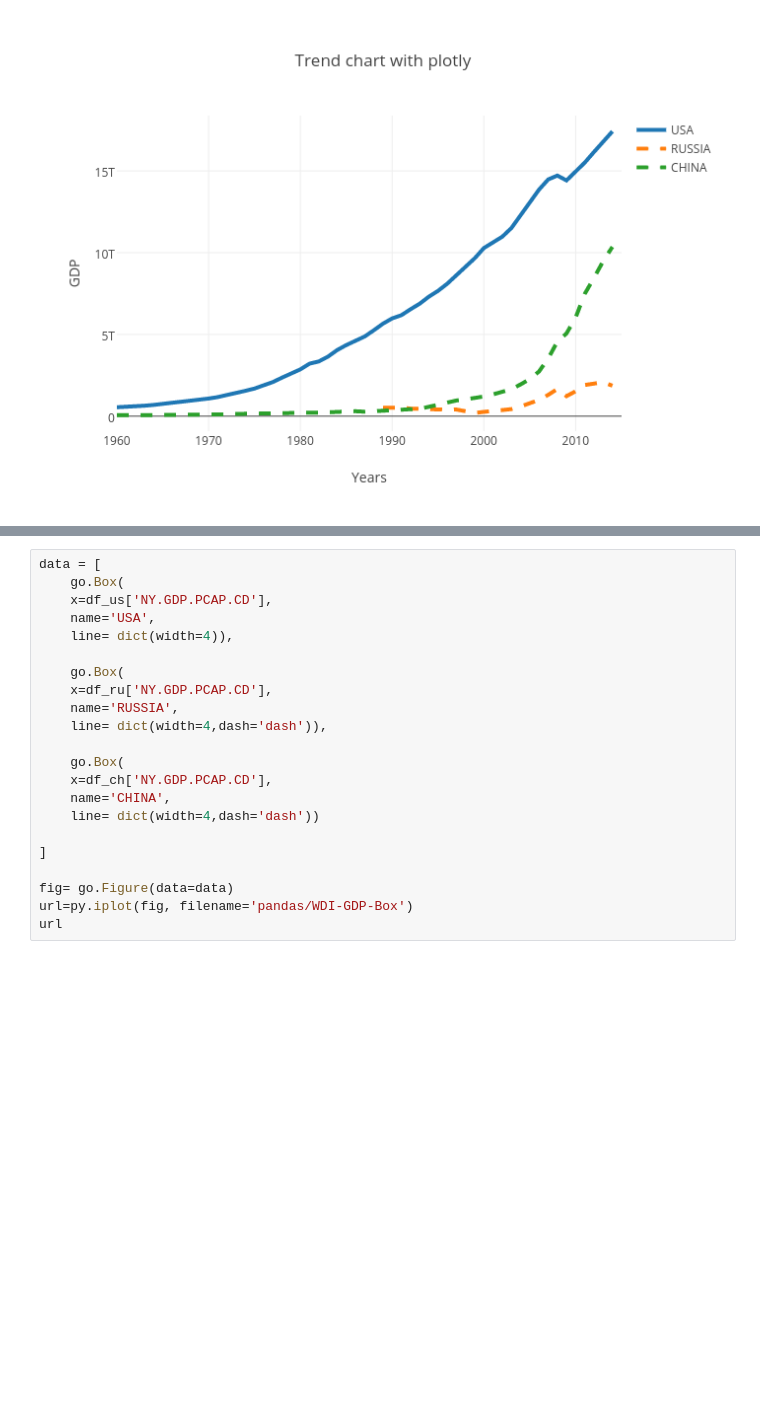
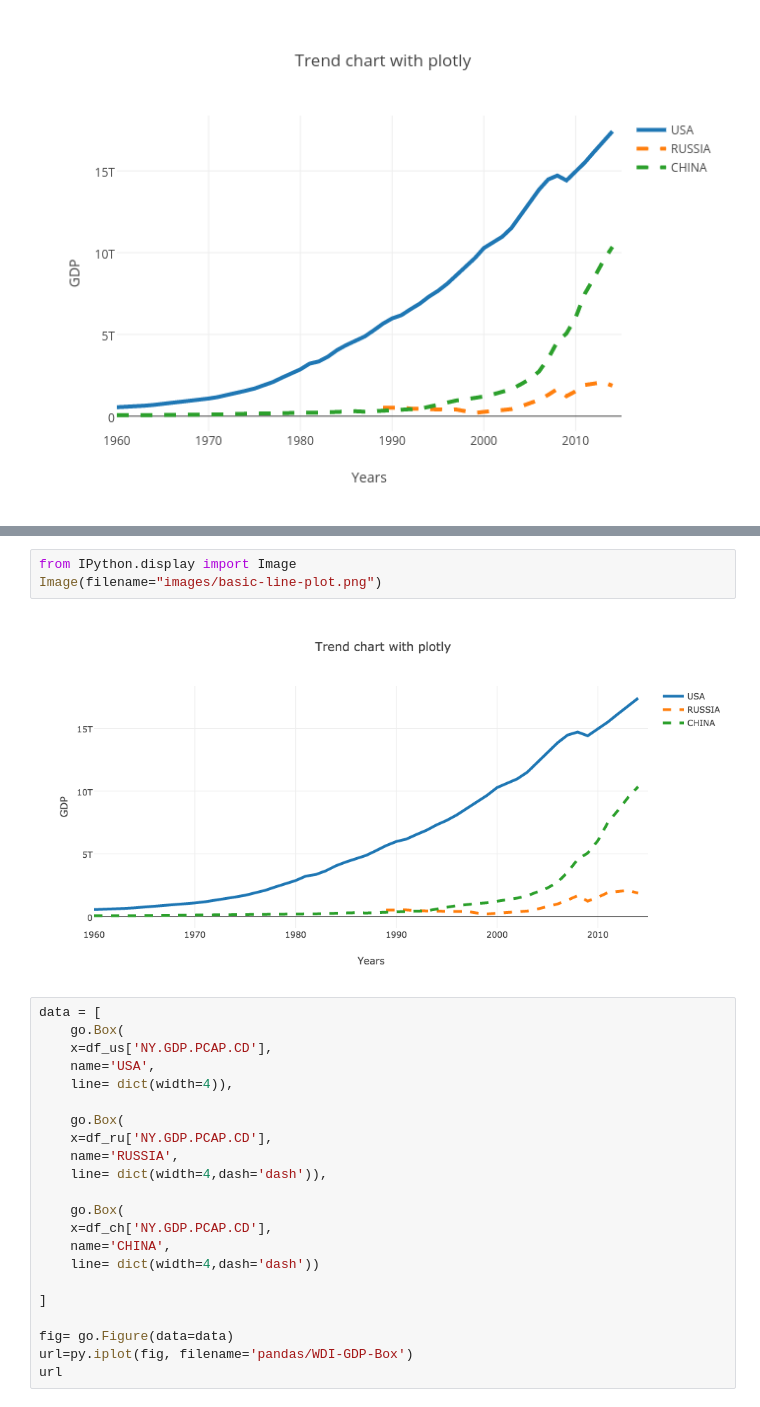
Before and after one commit to sanjayj/SMUMSDS2016, a Jupyter notebook: WDI_Sanjay_Plotly.ipynb, the cells around one changed output, grey strips where cells are left out. Saved outputs shown, nothing was run; the diff lists cells and outputs as text; blank space fills up the shorter version.

Commit message:
Base64 encoded images

```diff
--- a/WDI_Sanjay_Plotly.ipynb
+++ b/WDI_Sanjay_Plotly.ipynb
@@ -92,3 +90,8 @@ url
+# %%
+from IPython.display import Image
+Image(filename="images/basic-line-plot.png")
+# %% [output]
+[figure, added]
 # %%
 data = [
     go.Box(
```
Also changed, not shown: parts of 3 cells of this notebook.
